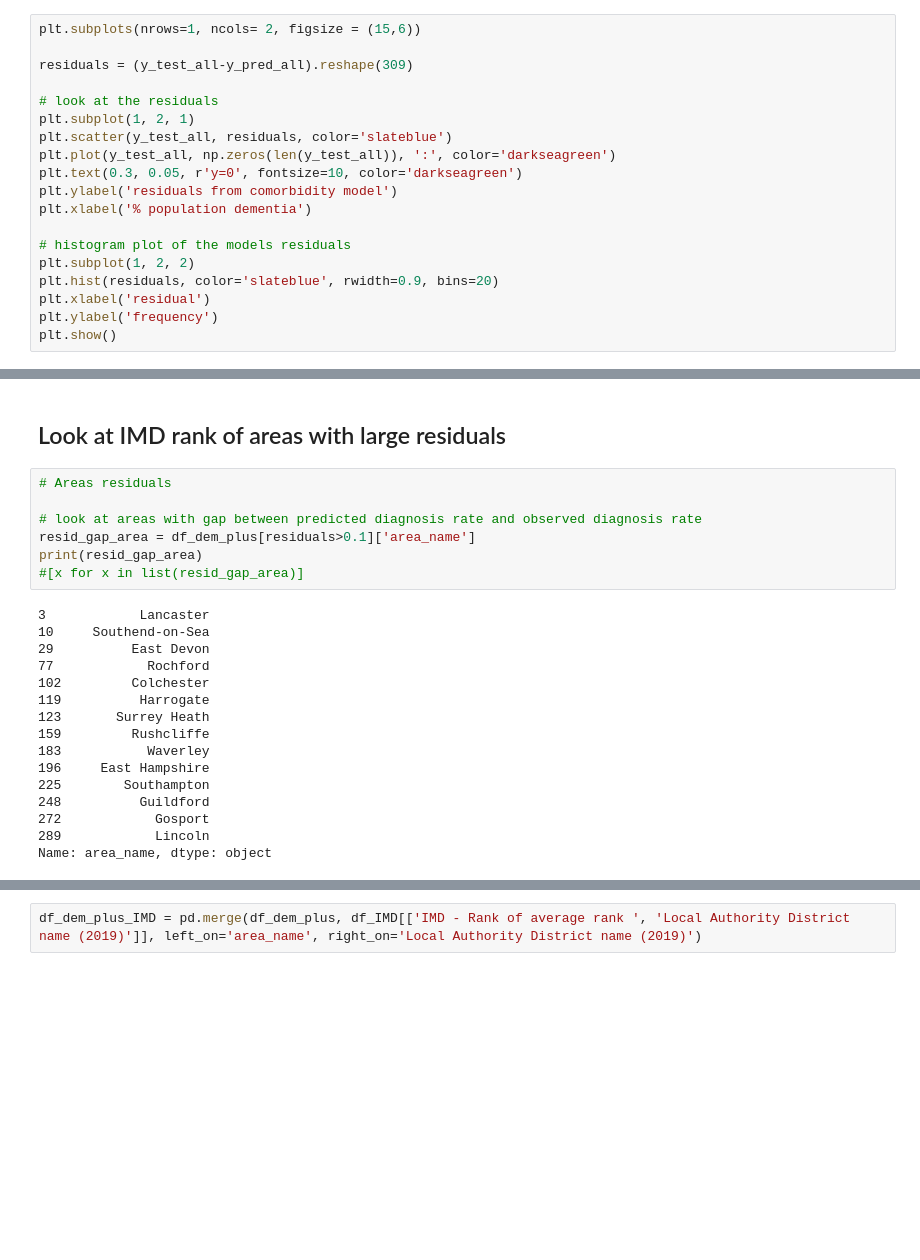
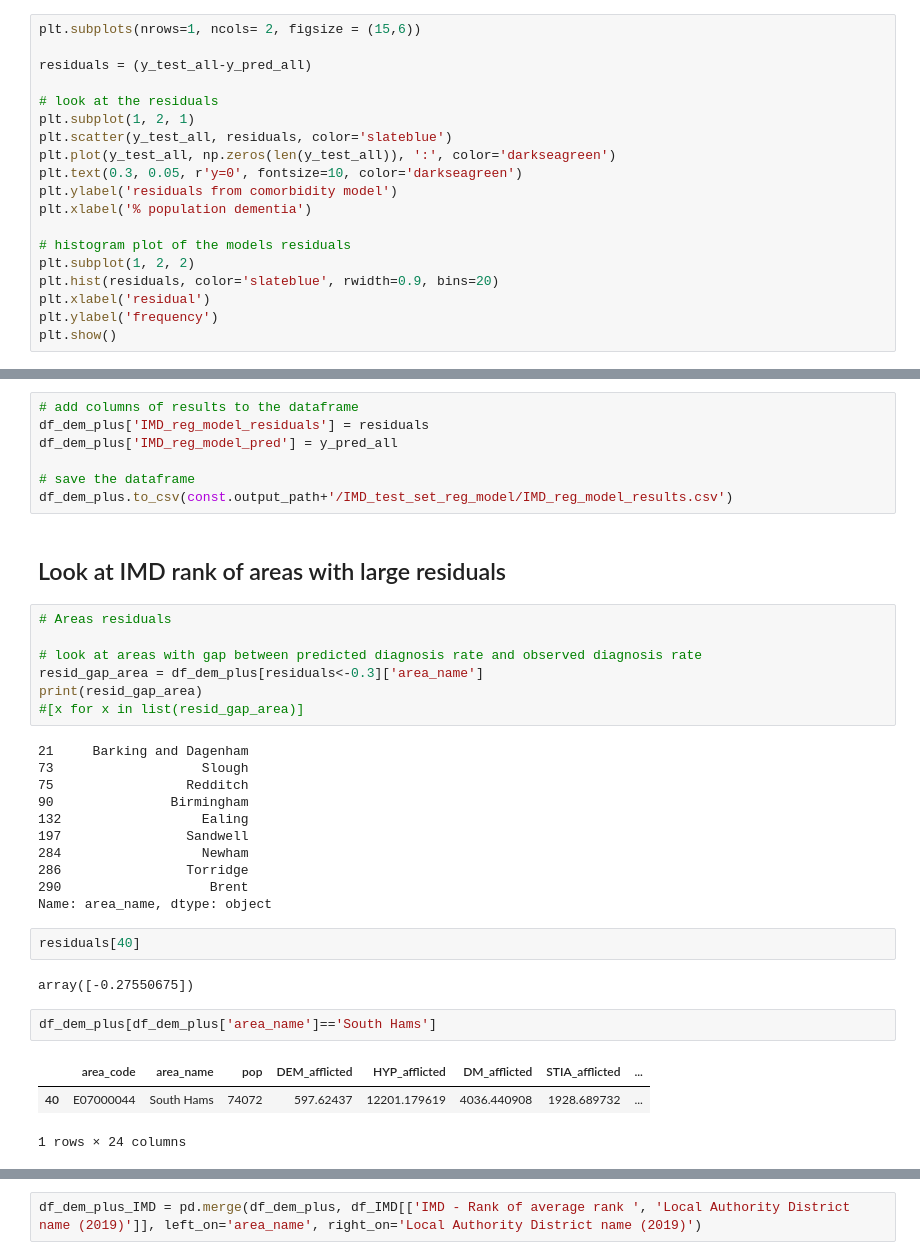
Before and after one commit to Bea-Taylor/DifDem_inequalities, a Jupyter notebook: nbs/core/04b_regression_model_trained_IMD.ipynb, the cells around one changed output, grey strips where cells are left out. Drawn from its saved outputs; the diff is of its cells as text; blank space fills up the shorter version.

```diff
--- a/nbs/core/04b_regression_model_trained_IMD.ipynb
+++ b/nbs/core/04b_regression_model_trained_IMD.ipynb
@@ -163,7 +169,7 @@ plt.show()
 # %%
 plt.subplots(nrows=1, ncols= 2, figsize = (15,6))
 
-residuals = (y_test_all-y_pred_all).reshape(309)
+residuals = (y_test_all-y_pred_all)
 
 # look at the residuals
 plt.subplot(1, 2, 1)
@@ -184,26 +192,38 @@ plt.show()
+# %%
+# add columns of results to the dataframe
+df_dem_plus['IMD_reg_model_residuals'] = residuals
+df_dem_plus['IMD_reg_model_pred'] = y_pred_all
+
+# save the dataframe
+df_dem_plus.to_csv(const.output_path+'/IMD_test_set_reg_model/IMD_reg_model_results.csv')
 # %% [markdown]
 ## Look at IMD rank of areas with large residuals
 # %%
 # Areas residuals
 
 # look at areas with gap between predicted diagnosis rate and observed diagnosis rate
-resid_gap_area = df_dem_plus[residuals>0.1]['area_name']
+resid_gap_area = df_dem_plus[residuals<-0.3]['area_name']
 print(resid_gap_area)
 #[x for x in list(resid_gap_area)]
 # %% [output]
-3            Lancaster
-10     Southend-on-Sea
-29          East Devon
-77            Rochford
-102         Colchester
-119          Harrogate
-123       Surrey Heath
-159         Rushcliffe
-183           Waverley
-196     East Hampshire
-225        Southampton
-248          Guildford
-272            Gosport
-289            Lincoln
+21     Barking and Dagenham
+73                   Slough
+75                 Redditch
+90               Birmingham
+132                  Ealing
+197                Sandwell
+284                  Newham
+286                Torridge
+290                   Brent
 Name: area_name, dtype: object
+# %%
+residuals[40]
+# %% [output]
+array([-0.27550675])
+# %%
+df_dem_plus[df_dem_plus['area_name']=='South Hams']
+# %% [output]
+|  | area_code | area_name | pop | DEM_afflicted | HYP_afflicted | DM_afflicted | STIA_afflicted | ... |
+| 40 | E07000044 | South Hams | 74072 | 597.62437 | 12201.179619 | 4036.440908 | 1928.689732 | ... |
+1 rows × 24 columns
 # %%
```
Also changed, not shown: parts of 7 cells of this notebook, 1 other file.
